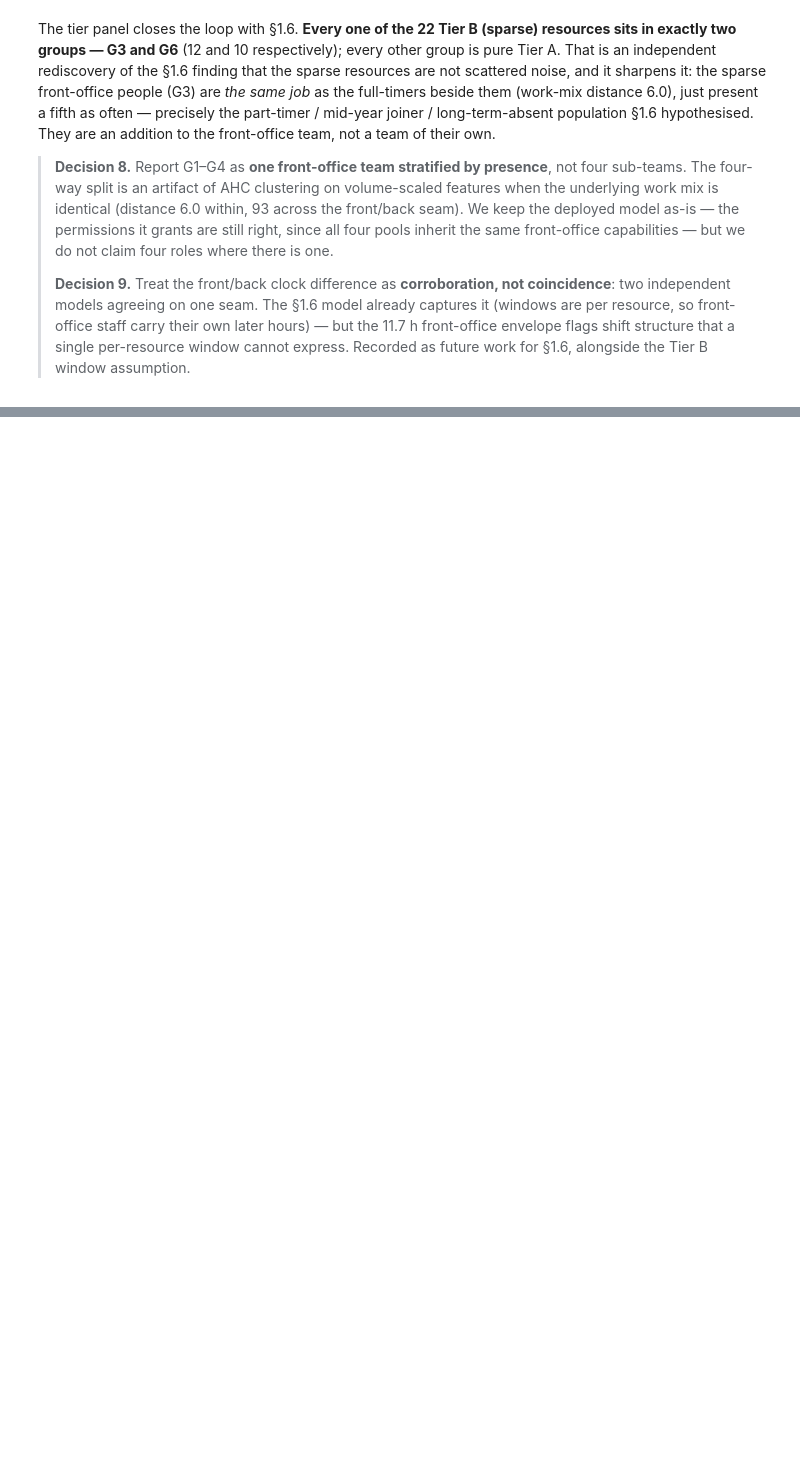
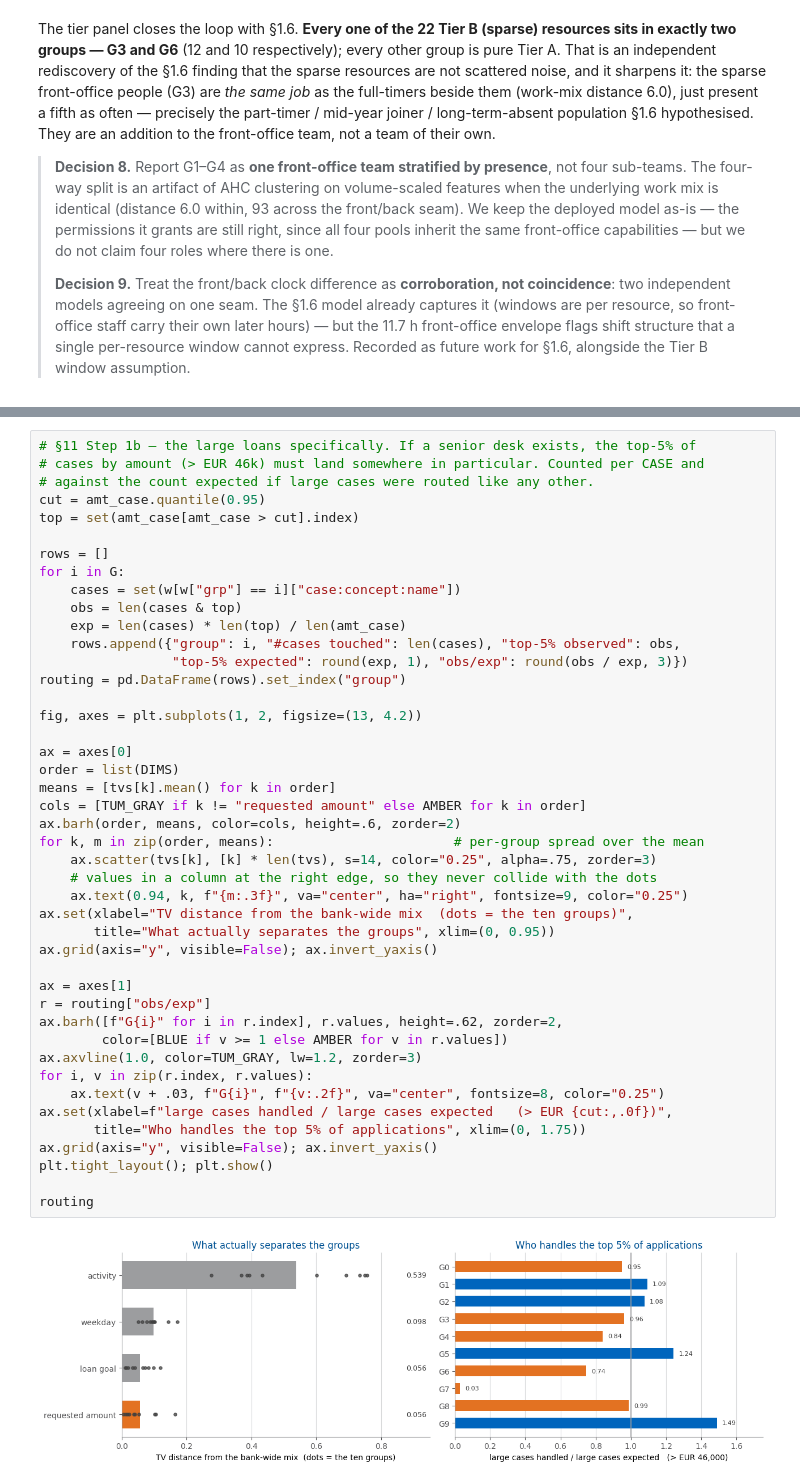
Before and after one commit to ophdn/bpic17-process-mining-group-assignment, a Jupyter notebook: notebooks/02_resource_permissions.ipynb, the cells around one changed output, grey strips where cells are left out. Saved outputs shown, nothing was run; the diff lists cells and outputs as text; blank space fills up the shorter version.

```diff
--- a/notebooks/02_resource_permissions.ipynb
+++ b/notebooks/02_resource_permissions.ipynb
@@ -876,0 +969,46 @@ The tier panel closes the loop with §1.6. **Every one of the 22 Tier B (sparse)
+# %%
+# §11 Step 1b — the large loans specifically. If a senior desk exists, the top-5% of
+# cases by amount (> EUR 46k) must land somewhere in particular. Counted per CASE and
+# against the count expected if large cases were routed like any other.
+cut = amt_case.quantile(0.95)
+top = set(amt_case[amt_case > cut].index)
+
+rows = []
+for i in G:
+    cases = set(w[w["grp"] == i]["case:concept:name"])
+    obs = len(cases & top)
+    exp = len(cases) * len(top) / len(amt_case)
+    rows.append({"group": i, "#cases touched": len(cases), "top-5% observed": obs,
+                 "top-5% expected": round(exp, 1), "obs/exp": round(obs / exp, 3)})
+routing = pd.DataFrame(rows).set_index("group")
+
+fig, axes = plt.subplots(1, 2, figsize=(13, 4.2))
+
+ax = axes[0]
+order = list(DIMS)
+means = [tvs[k].mean() for k in order]
+cols = [TUM_GRAY if k != "requested amount" else AMBER for k in order]
+ax.barh(order, means, color=cols, height=.6, zorder=2)
+for k, m in zip(order, means):                       # per-group spread over the mean
+    ax.scatter(tvs[k], [k] * len(tvs), s=14, color="0.25", alpha=.75, zorder=3)
+    # values in a column at the right edge, so they never collide with the dots
+    ax.text(0.94, k, f"{m:.3f}", va="center", ha="right", fontsize=9, color="0.25")
+ax.set(xlabel="TV distance from the bank-wide mix  (dots = the ten groups)",
+       title="What actually separates the groups", xlim=(0, 0.95))
+ax.grid(axis="y", visible=False); ax.invert_yaxis()
+
+ax = axes[1]
+r = routing["obs/exp"]
+ax.barh([f"G{i}" for i in r.index], r.values, height=.62, zorder=2,
+        color=[BLUE if v >= 1 else AMBER for v in r.values])
+ax.axvline(1.0, color=TUM_GRAY, lw=1.2, zorder=3)
+for i, v in zip(r.index, r.values):
+    ax.text(v + .03, f"G{i}", f"{v:.2f}", va="center", fontsize=8, color="0.25")
+ax.set(xlabel=f"large cases handled / large cases expected   (> EUR {cut:,.0f})",
+       title="Who handles the top 5% of applications", xlim=(0, 1.75))
+ax.grid(axis="y", visible=False); ax.invert_yaxis()
+plt.tight_layout(); plt.show()
+
+routing
+# %% [output]
+[figure, added]
```
Also changed, not shown: parts of 16 cells of this notebook, 1 other file.
